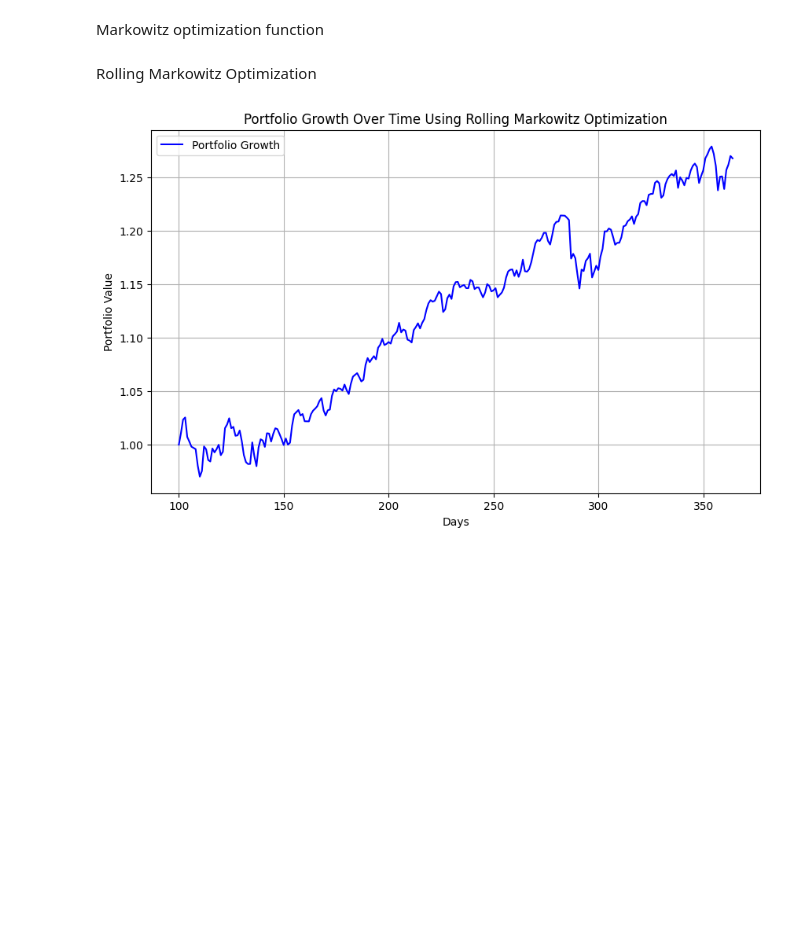
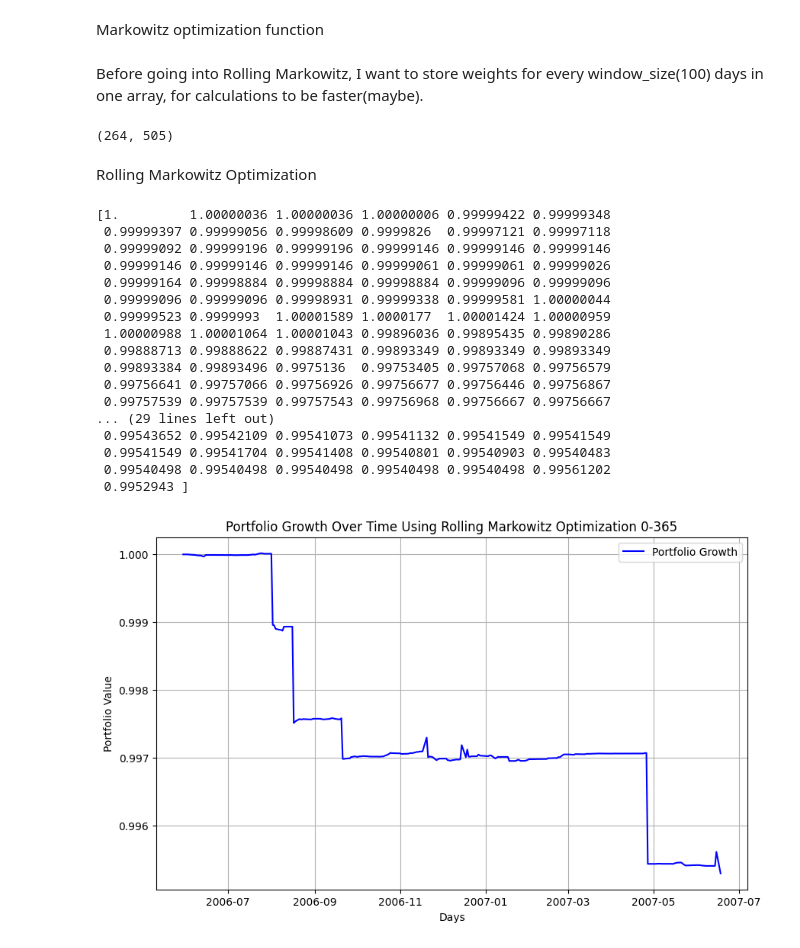
Before and after one commit to vahagnd/Diploma, a Jupyter notebook: rolling_markowitz.ipynb, the cells around one changed output. Saved outputs shown, nothing was run; the diff lists cells and outputs as text; code cells hidden in the pictures; blank space fills up the shorter version.

```diff
--- a/rolling_markowitz.ipynb
+++ b/rolling_markowitz.ipynb
@@ -28,8 +34,7 @@ df.tail()
 # %% [markdown]
 Markowitz optimization function
 # %%
-def markowitz_optimization(df):
-    returns = ((df - df.shift(1)) / df.shift(1)).iloc[1:]
+def markowitz_optimization(returns):
     def portfolio_performance(weights, mean_returns, cov_matrix):
         port_return = np.sum(mean_returns * weights)
         port_volatility = np.sqrt(np.dot(weights.T, np.dot(cov_matrix, weights)))
@@ -57,3 +62,5 @@ def markowitz_optimization(df):
     # Return results
     optimal_weights = optimized_result.x
     return optimal_weights
+# %% [markdown]
+Before going into Rolling Markowitz, I want to store weights for every window_size(100) days in one array, for calculations to be faster(maybe).
@@ -60 +73,15 @@ def markowitz_optimization(df):
+# %%
+def optimal_weights_per_window_size_days(returns, window_size = 100):
+    optimal_weights_per_window_size_days = []
+    for t in range(window_size, len(returns)):
+        returns_window = returns.iloc[t-window_size:t]
+        optimal_weights = markowitz_optimization(returns_window)
+        optimal_weights_per_window_size_days.append(optimal_weights)
+    return np.array(optimal_weights_per_window_size_days)
+# %%
+optimal_weights_per_100_days = optimal_weights_per_window_size_days(returns)
+# %%
+optimal_weights_per_100_days.shape
+# %% [output]
+(264, 505)
 # %% [markdown]
@@ -62,41 +88,54 @@ def markowitz_optimization(df):
 Rolling Markowitz Optimization
 # %%
-#Keeping smaller, 1 year data
-smaller_df = df.iloc[:365]
-
-#Returns dataframe
-returns = ((smaller_df - smaller_df.shift(1)) / smaller_df.shift(1)).iloc[1:]
-
 # Portfolio value tracking
 portfolio_value = [1]  # Start with 1
 
 # Rolling window Markowitz portfolio simulation
 window_size = 100  # Use past 100 days of returns
 
 for t in range(window_size, len(returns)):
-    # Select past 100 days of returns
-    returns_window = returns.iloc[t-window_size:t]
-
-    # Compute Markowitz optimal weights
-    optimal_weights = markowitz_optimization(returns_window)
+    # Get Markowitz optimal weights from our weight array
+    optimal_weights = optimal_weights_per_100_days[t - window_size]
 
     # Compute portfolio return on day 101
     next_day_return = np.dot(optimal_weights, returns.iloc[t])
+
+    # print(f"Weights: {optimal_weights}")
+    # print(f"Day {t} return: {next_day_return}")
 
     # Update portfolio value
     portfolio_value.append(portfolio_value[-1] * (1 + next_day_return))
 
 # Convert to numpy array for easier plotting
 portfolio_value = np.array(portfolio_value)
 
+print(portfolio_value)
 # Plot portfolio growth
 plt.figure(figsize=(10, 6))
-plt.plot(range(window_size, len(portfolio_value) + window_size), portfolio_value, label='Portfolio Growth', color='blue')
-plt.title("Portfolio Growth Over Time Using Rolling Markowitz Optimization")
+plt.plot(returns.index[99:], portfolio_value, label='Portfolio Growth', color='blue')
+plt.title("Portfolio Growth Over Time Using Rolling Markowitz Optimization 0-365")
 plt.xlabel("Days")
 plt.ylabel("Portfolio Value")
+# plt.ylim(0.9999, 1.000001)
 plt.legend()
 plt.grid(True)
 plt.show()
 # %% [output]
+[1.         1.00000036 1.00000036 1.00000006 0.99999422 0.99999348
+ 0.99999397 0.99999056 0.99998609 0.9999826  0.99997121 0.99997118
+ 0.99999092 0.99999196 0.99999196 0.99999146 0.99999146 0.99999146
+ 0.99999146 0.99999146 0.99999146 0.99999061 0.99999061 0.99999026
+ 0.99999164 0.99998884 0.99998884 0.99998884 0.99999096 0.99999096
+ 0.99999096 0.99999096 0.99998931 0.99999338 0.99999581 1.00000044
+ 0.99999523 0.9999993  1.00001589 1.0000177  1.00001424 1.00000959
+ 1.00000988 1.00001064 1.00001043 0.99896036 0.99895435 0.99890286
+ 0.99888713 0.99888622 0.99887431 0.99893349 0.99893349 0.99893349
+ 0.99893384 0.99893496 0.9975136  0.99753405 0.99757068 0.99756579
+ 0.99756641 0.99757066 0.99756926 0.99756677 0.99756446 0.99756867
+ 0.99757539 0.99757539 0.99757543 0.99756968 0.99756667 0.99756667
+... (29 lines left out)
+ 0.99543652 0.99542109 0.99541073 0.99541132 0.99541549 0.99541549
+ 0.99541549 0.99541704 0.99541408 0.99540801 0.99540903 0.99540483
+ 0.99540498 0.99540498 0.99540498 0.99540498 0.99540498 0.99561202
+ 0.9952943 ]
-[figure, old version]
+[figure, new version]
```
Also changed, not shown: parts of 2 cells of this notebook, 1 other file.
